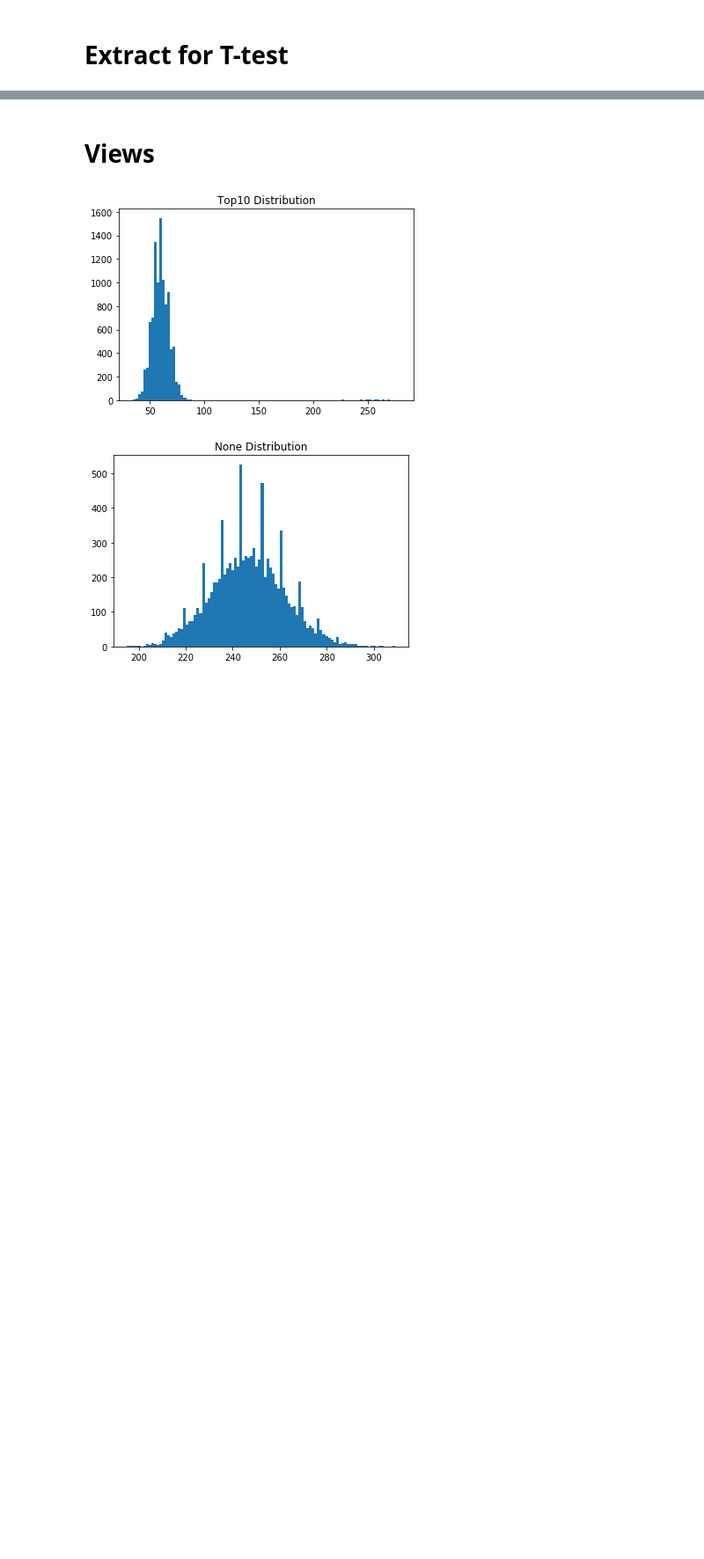
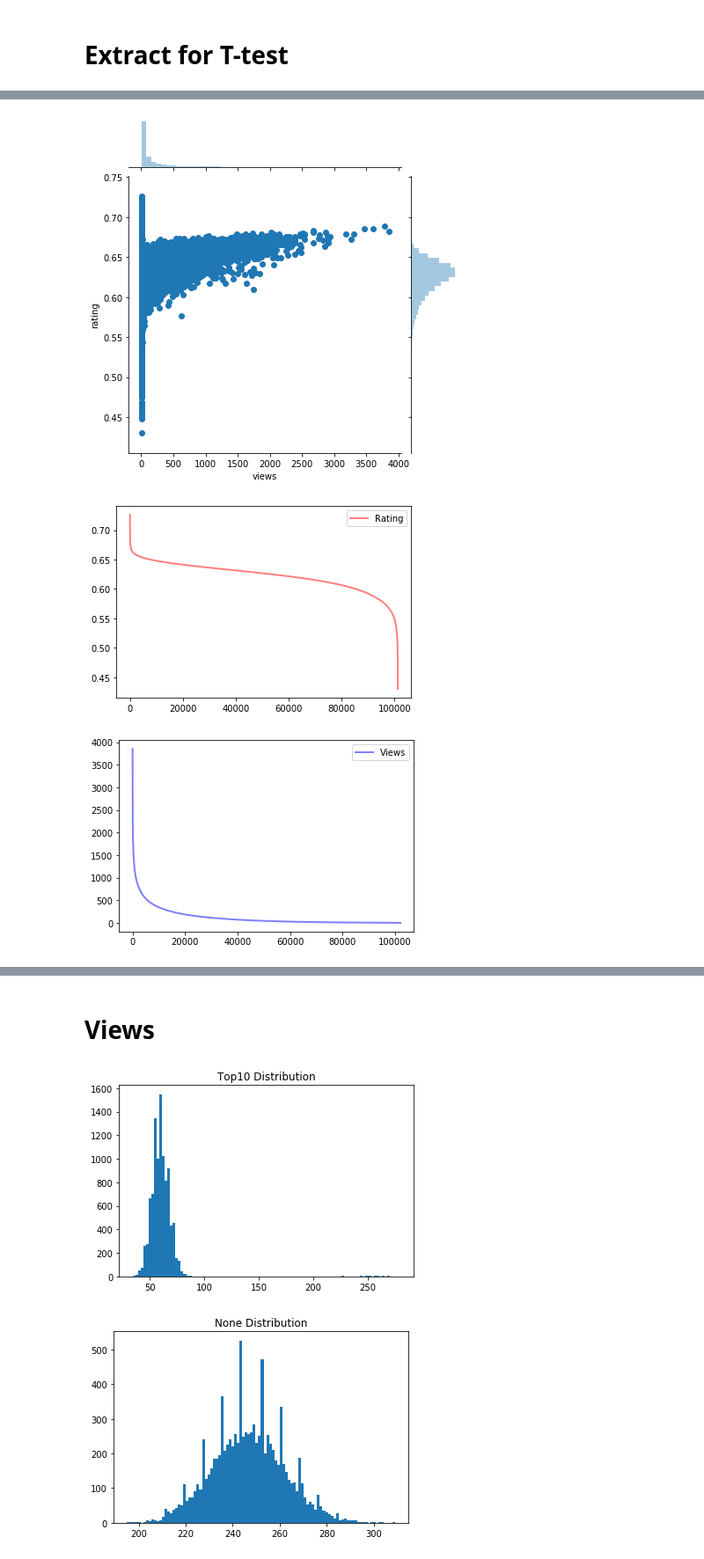
Before and after one commit to Andrelhu/Diversity-on-RecSys, a Jupyter notebook: Statistical Tests for Simulation Results.ipynb, the cells around one changed output, grey strips where cells are left out. Shown: that part at 88% size. Cells and saved outputs as stored; diff of their text form; code cells hidden in the pictures; blank space fills up the shorter version.

```diff
--- a/Statistical Tests for Simulation Results.ipynb
+++ b/Statistical Tests for Simulation Results.ipynb
@@ -51,0 +18,25 @@ def clean_values(values):
+# %%
+### Path parameters , select simulation
+steps = 100
+consumer = 'C3'
+ifilter = 'None'
+simulations = 100
+#path = 'C:/Users/andre/OneDrive - Harrisburg University/Data/Simulations/'
+path = 'C:/Simulations/'
+file_name = ifilter+str(steps)
+sim_path = path+file_name+'/'+consumer
+
+size = [[2000,400],[5000,1000],[10000,2000],[40000,8000]]
+
+#Create dataframes from files
+df = pd.DataFrame()
+for s in size:
+    dftemp = load_basic(s,path,file_name,consumer,ifilter,simulations,steps)
+    df.append(dftemp)
+
+
+
+#df11 = pd.read_pickle(sim_path+'/'+str([5000,1000,ifilter,simulations]))
+#df22 = pd.read_pickle(sim_path+'/'+str([10000,2000,ifilter,simulations]))
+#df33 = pd.read_pickle(sim_path+'/'+str([20000,4000,ifilter,simulations]))
+#df44 = pd.read_pickle(sim_path+'/'+str([40000,8000,ifilter,simulations]))
@@ -51,0 +222,6 @@ def clean_values(values):
+# %%
+cdf1 = get_basics(cdf11)
+# %% [output]
+[figure, added]
+[figure, added]
+[figure, added]
```
Also changed, not shown: parts of 31 cells of this notebook, 2 other files.
